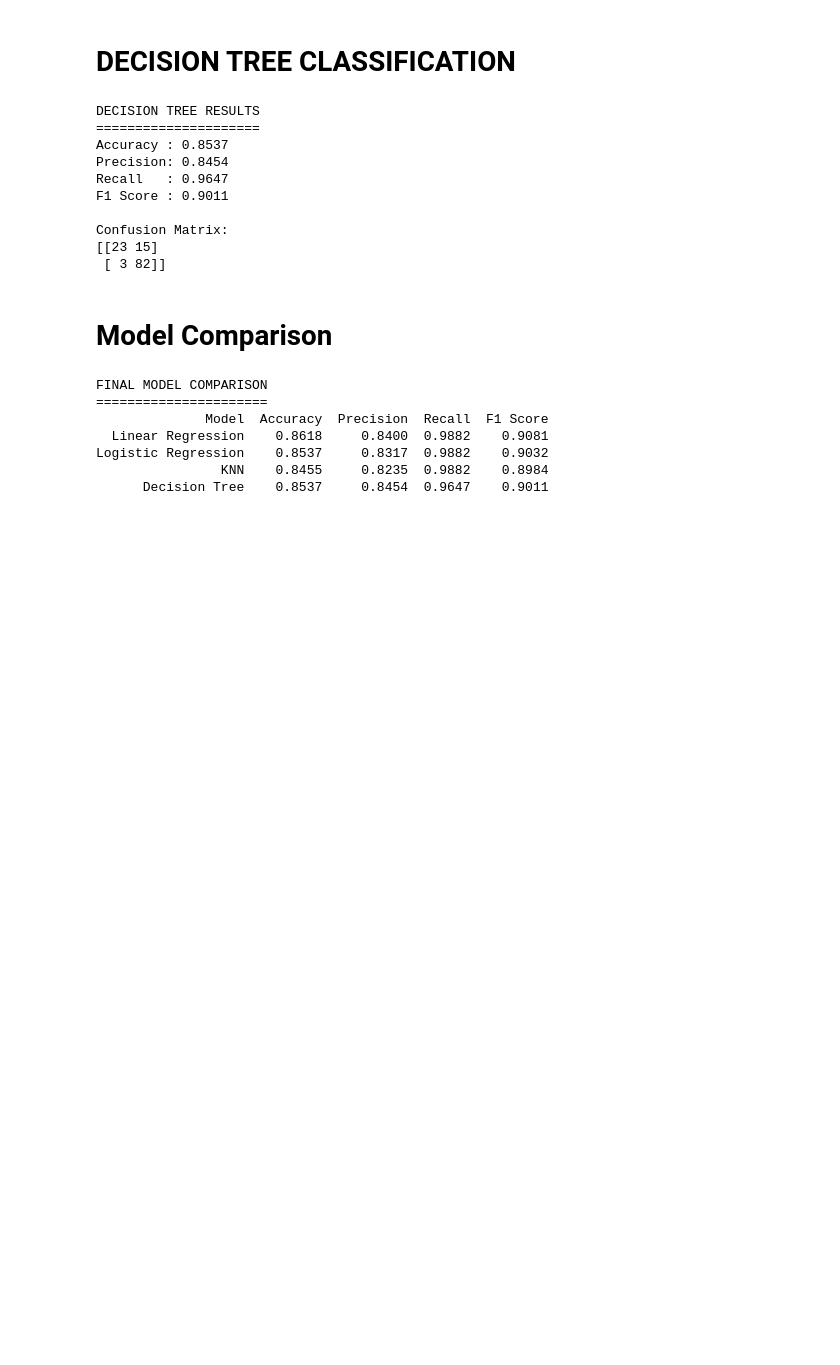
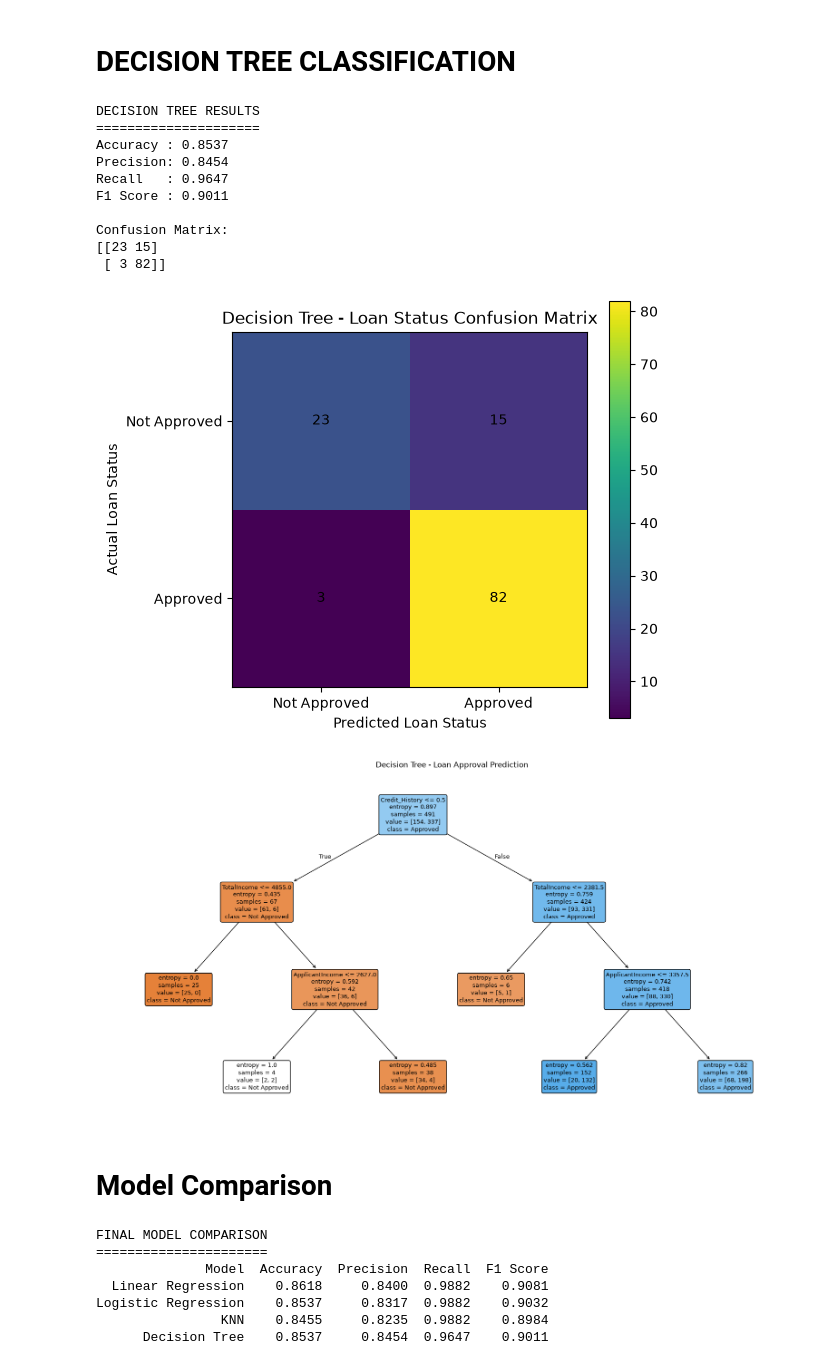
Before and after one commit to moulithatorati15/python-practice-and-projects, a Jupyter notebook: Loan_Approval_Project.ipynb, the cells around one changed output. Drawn from its saved outputs; the diff is of its cells as text; code cells hidden in the pictures; blank space fills up the shorter version.

```diff
--- a/Loan_Approval_Project.ipynb
+++ b/Loan_Approval_Project.ipynb
@@ -978,6 +1040,7 @@ Confusion Matrix:
 # %%
 from sklearn.tree import DecisionTreeClassifier
 from sklearn.model_selection import GridSearchCV
+from sklearn.tree import plot_tree
 from sklearn.metrics import (
     accuracy_score,
     precision_score,
@@ -985,7 +1048,7 @@ from sklearn.metrics import (
     f1_score,
     confusion_matrix
 )
-
+df = pd.read_csv(r"C:\Users\hp\OneDrive\Documents\Desktop\ML\datasets\training.csv")
 # Create model
 tree_model = DecisionTreeClassifier(
     random_state=42
@@ -1046,33 +1109,82 @@ tree_f1 = f1_score(
 
 # Display results
 print("DECISION TREE RESULTS")
 print("=====================")
 
 print("Accuracy :", round(tree_accuracy, 4))
 print("Precision:", round(tree_precision, 4))
 print("Recall   :", round(tree_recall, 4))
 print("F1 Score :", round(tree_f1, 4))
 
 
 # Confusion Matrix
 cm_tree = confusion_matrix(
     y_test,
     y_pred_tree
 )
 
 print("\nConfusion Matrix:")
 print(cm_tree)
+plt.figure(figsize=(6, 5))
+
+plt.imshow(cm_tree, interpolation="nearest")
+
+plt.title("Decision Tree - Loan Status Confusion Matrix")
+
+plt.xlabel("Predicted Loan Status")
+plt.ylabel("Actual Loan Status")
+
+plt.colorbar()
+
+plt.xticks(
+    [0, 1],
+    ["Not Approved", "Approved"]
+)
+
+plt.yticks(
+    [0, 1],
+    ["Not Approved", "Approved"]
+)
+
+for i in range(cm_tree.shape[0]):
+    for j in range(cm_tree.shape[1]):
+        plt.text(
+            j,
+            i,
+            cm_tree[i, j],
+            ha="center",
+            va="center"
+        )
+
+plt.tight_layout()
+plt.show()
+plt.figure(figsize=(20, 10))
+
+plot_tree(
+    tree_model,
+    feature_names=X_train.columns,
+    class_names=["Not Approved", "Approved"],
+    filled=True,
+    rounded=True,
+    fontsize=9
+)
+
+plt.title("Decision Tree - Loan Approval Prediction")
+
+plt.show()
 # %% [output]
 DECISION TREE RESULTS
 =====================
 Accuracy : 0.8537
 Precision: 0.8454
 Recall   : 0.9647
 F1 Score : 0.9011
 
 Confusion Matrix:
 [[23 15]
  [ 3 82]]
+[figure, added]
+[figure, added]
 # %% [markdown]
 # Model Comparison
 # %%
```
Also changed, not shown: parts of 11 cells of this notebook, 21 other files.
